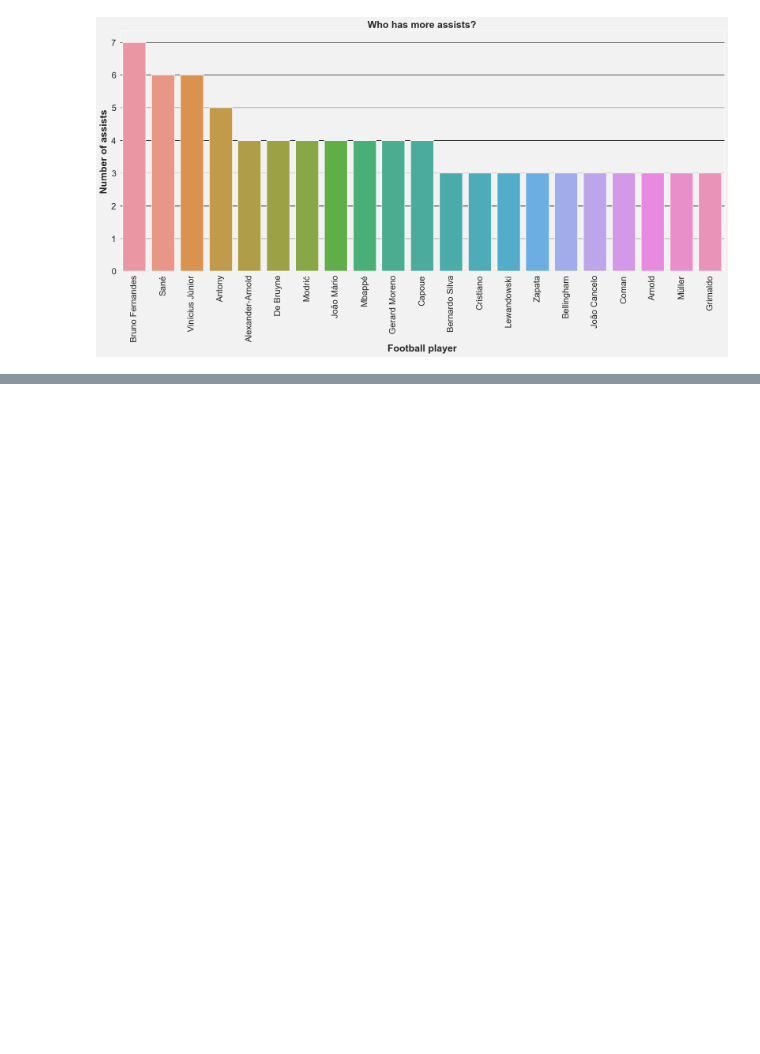
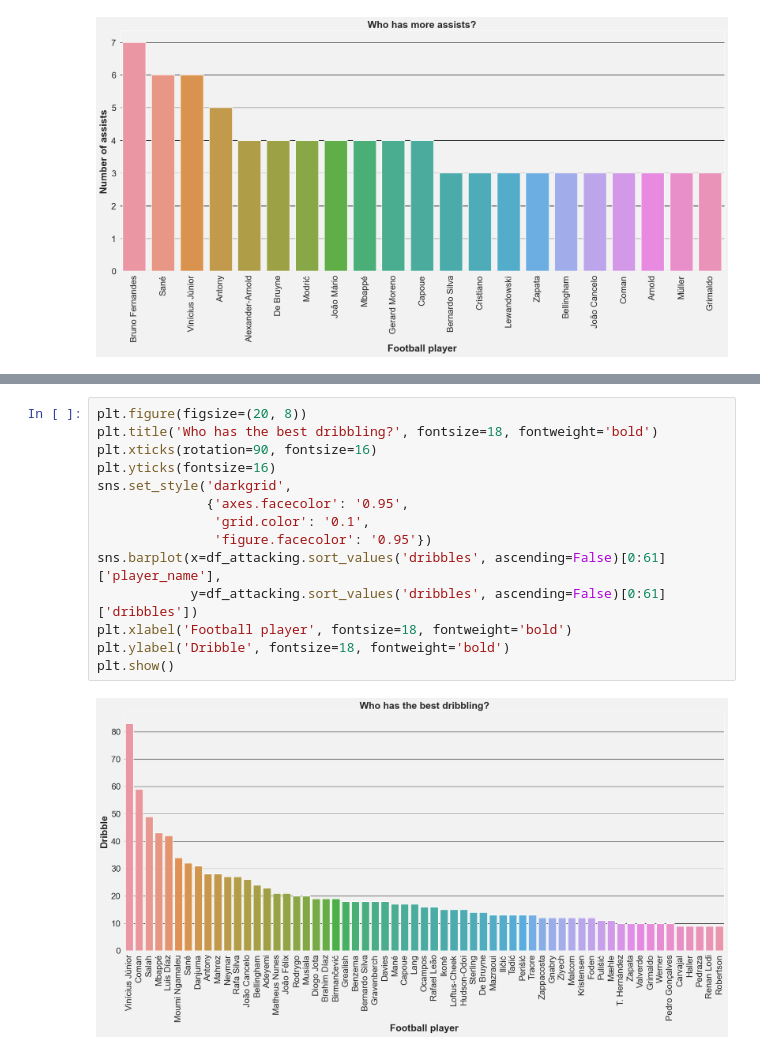
Before and after one commit to pooyanosk1382/UCL21-22, a Jupyter notebook: UCL.ipynb, the cells around one changed output, grey strips where cells are left out. Drawn from its saved outputs; the diff is of its cells as text; blank space fills up the shorter version.

```diff
--- a/UCL.ipynb
+++ b/UCL.ipynb
@@ -286,0 +305,16 @@ plt.show()
+# %%
+plt.figure(figsize=(20, 8))
+plt.title('Who has the best dribbling?', fontsize=18, fontweight='bold')
+plt.xticks(rotation=90, fontsize=16)
+plt.yticks(fontsize=16)
+sns.set_style('darkgrid',
+              {'axes.facecolor': '0.95',
+               'grid.color': '0.1',
+               'figure.facecolor': '0.95'})
+sns.barplot(x=df_attacking.sort_values('dribbles', ascending=False)[0:61]['player_name'],
+            y=df_attacking.sort_values('dribbles', ascending=False)[0:61]['dribbles'])
+plt.xlabel('Football player', fontsize=18, fontweight='bold')
+plt.ylabel('Dribble', fontsize=18, fontweight='bold')
+plt.show()
+# %% [output]
+[figure, added]
```
Also changed, not shown: parts of 7 cells of this notebook.
